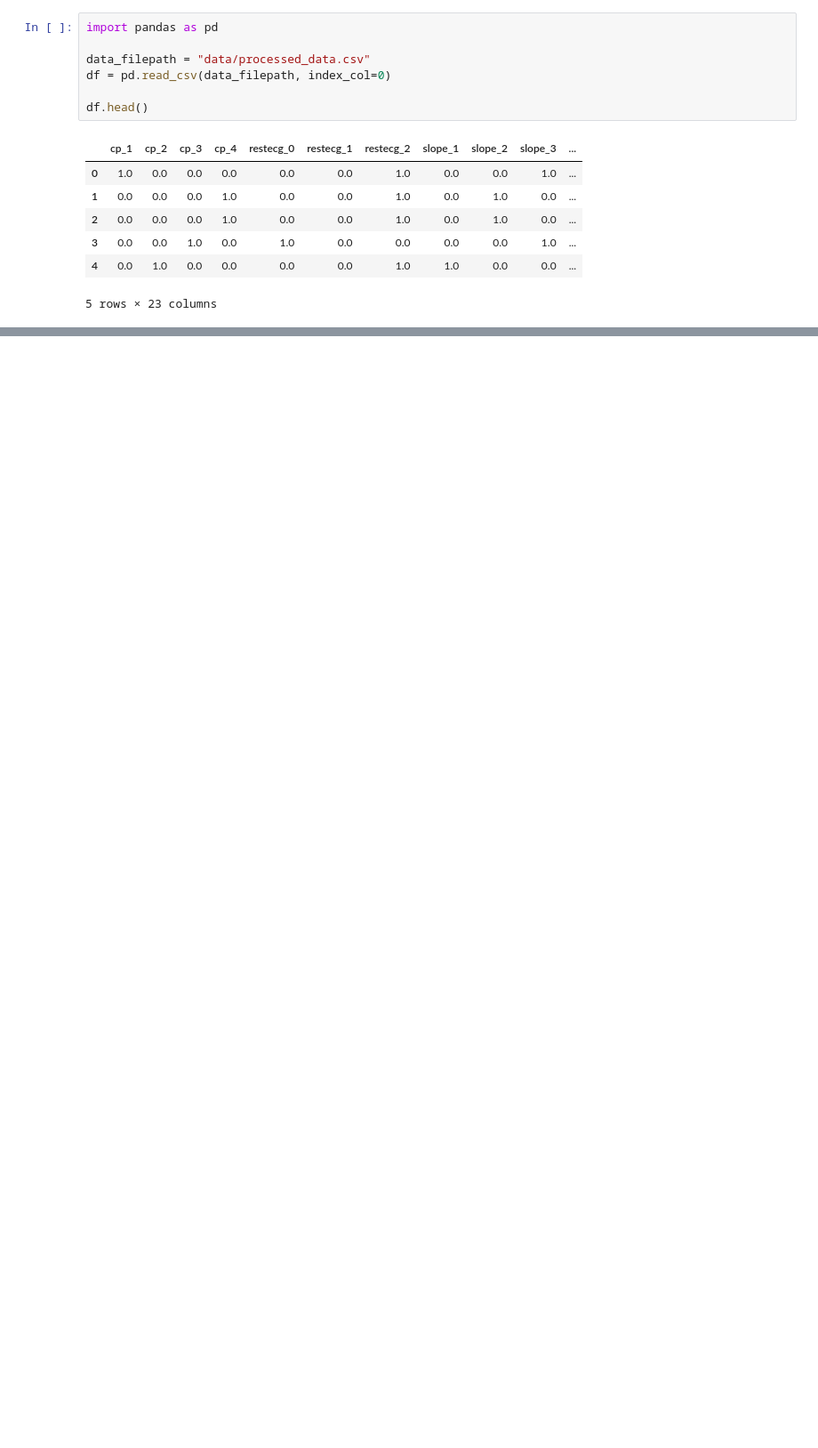
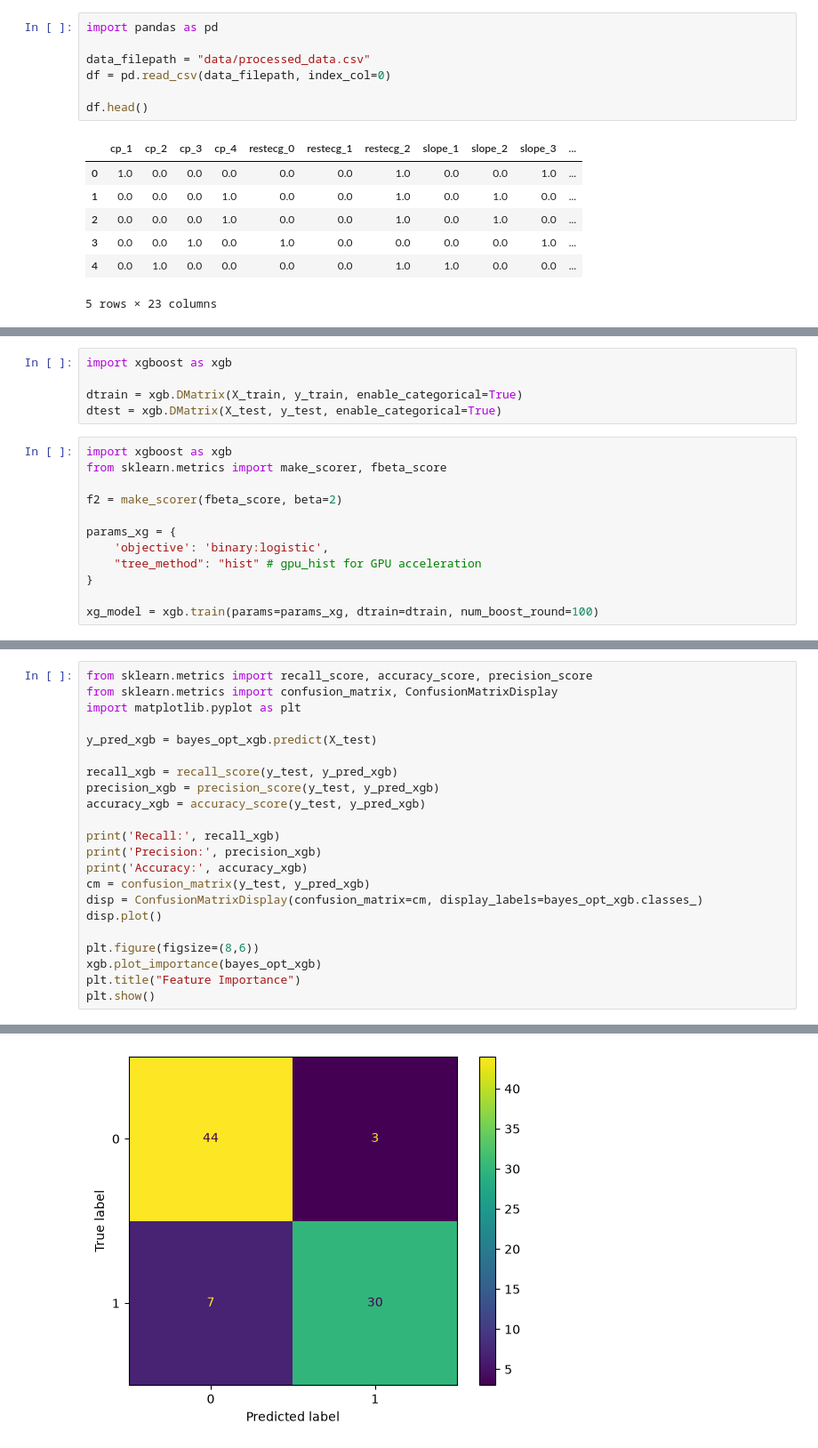
Before and after one commit to Takshg/Heart-Disease-Prediction, a Jupyter notebook: models.ipynb, the cells around one changed output, grey strips where cells are left out. Shown at 89% size. Drawn from its saved outputs; the diff is of its cells as text; blank space fills up the shorter version.

```diff
--- a/models.ipynb
+++ b/models.ipynb
@@ -49,0 +373,17 @@ print(df["num"].unique())
+# %%
+import xgboost as xgb
+
+dtrain = xgb.DMatrix(X_train, y_train, enable_categorical=True)
+dtest = xgb.DMatrix(X_test, y_test, enable_categorical=True)
+# %%
+import xgboost as xgb
+from sklearn.metrics import make_scorer, fbeta_score
+
+f2 = make_scorer(fbeta_score, beta=2)
+
+params_xg = {
+    'objective': 'binary:logistic',
+    "tree_method": "hist" # gpu_hist for GPU acceleration
+}
+
+xg_model = xgb.train(params=params_xg, dtrain=dtrain, num_boost_round=100)
@@ -49,0 +510,23 @@ print(df["num"].unique())
+# %%
+from sklearn.metrics import recall_score, accuracy_score, precision_score
+from sklearn.metrics import confusion_matrix, ConfusionMatrixDisplay
+import matplotlib.pyplot as plt
+
+y_pred_xgb = bayes_opt_xgb.predict(X_test)
+
+recall_xgb = recall_score(y_test, y_pred_xgb)
+precision_xgb = precision_score(y_test, y_pred_xgb)
+accuracy_xgb = accuracy_score(y_test, y_pred_xgb)
+
+print('Recall:', recall_xgb)
+print('Precision:', precision_xgb)
+print('Accuracy:', accuracy_xgb)
+cm = confusion_matrix(y_test, y_pred_xgb)
+disp = ConfusionMatrixDisplay(confusion_matrix=cm, display_labels=bayes_opt_xgb.classes_)
+disp.plot()
+
+plt.figure(figsize=(8,6))
+xgb.plot_importance(bayes_opt_xgb)
+plt.title("Feature Importance")
+plt.show()
+# %% [output]
@@ -49,0 +536 @@ print(df["num"].unique())
+[figure, added]
```
Also changed, not shown: parts of 47 cells of this notebook, 5 other files.
